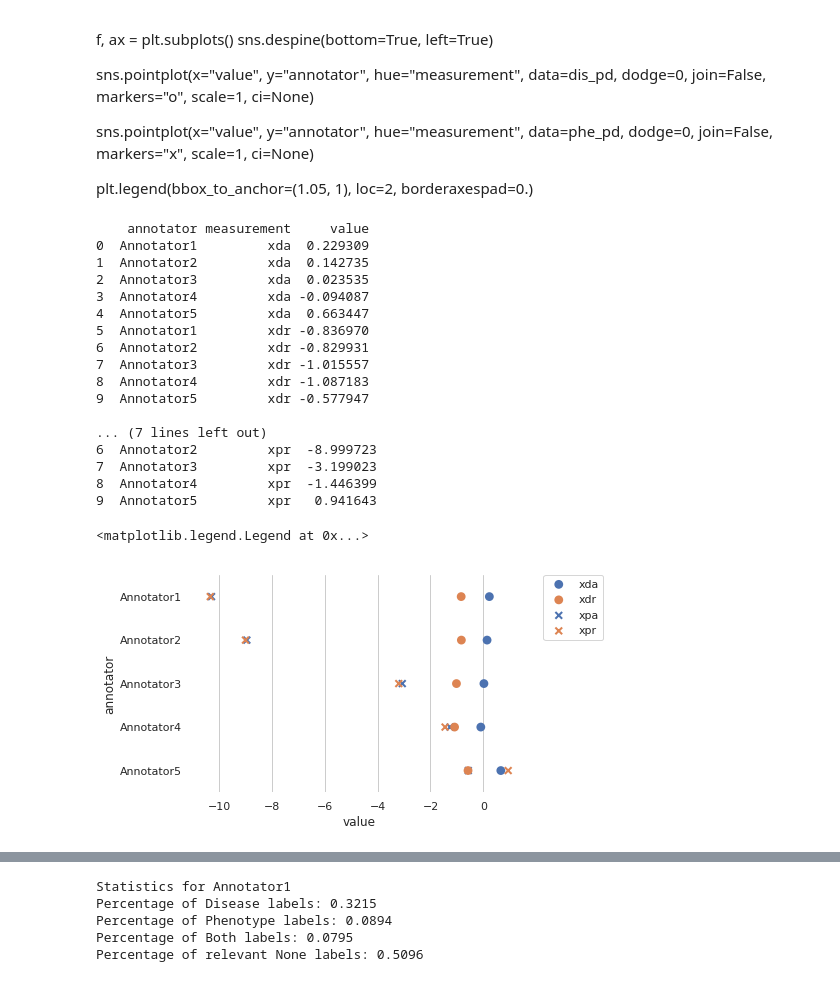
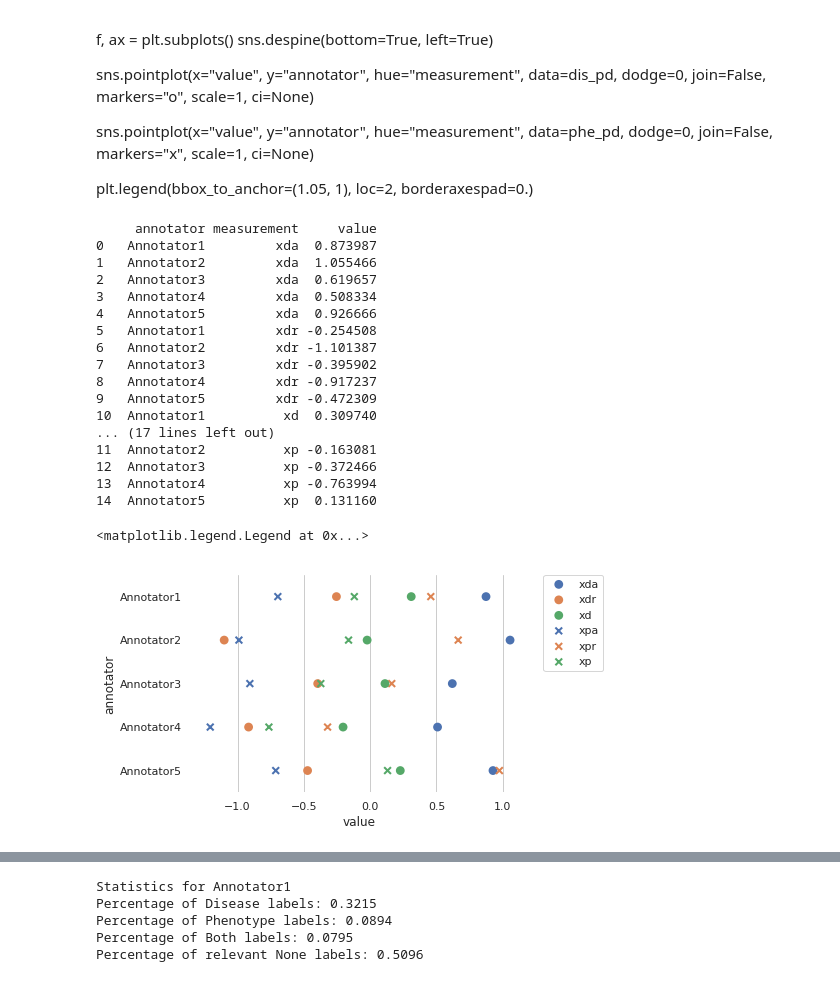
Before and after one commit to AkshitaB/scripps, a Jupyter notebook: graphical/BiasAndPosition.ipynb, the cells around one changed output, grey strips where cells are left out. Saved outputs shown, nothing was run; the diff lists cells and outputs as text; code cells hidden in the pictures.

```diff
--- a/graphical/BiasAndPosition.ipynb
+++ b/graphical/BiasAndPosition.ipynb
@@ -167,6 +155,7 @@ def __resample_z(alpha, beta, z, annotations):
     interval = [-100, 100] #Should this be changed?
     for k in range(K):
         for j in range(J):
+            if k in has_nones[j]: continue
             mean = alpha[j] + beta[j]*latent['theta'][k]
             std_dev = 1
             if(annotations['Annotator{}'.format(j+1)][relevant[k]] == 0):
@@ -185,8 +174,8 @@ def resample_z(mode):
 # %%
 def __resample_alpha_beta(alpha, beta, z):
     for j in range(J):
-        Y = z[:, j]
-        X = np.vstack((np.ones(K), latent['theta'])).T
+        Y = z[has_no_nones[j], j]
+        X = np.vstack((np.ones(len(has_no_nones[j])), latent['theta'][has_no_nones[j]])).T
 
         WN, VN = bayesian_linear_regression.linreg_post(X, Y, latent['b0'], latent['B0_scale'], 1)
         sample = np.random.multivariate_normal(WN, VN)
@@ -200,8 +189,13 @@ def resample_alpha_beta(mode):
 # %%
 def resample_theta():
     for k in range(K):
-        Y = np.concatenate((latent['d_z'][k, :] - latent['d_alpha'], latent['p_z'][k, :] - latent['p_alpha']))
-        X = np.concatenate((latent['d_beta'], latent['p_beta']))
+        a = []
+        for j in range(num_annotators):
+            if k in has_no_nones[j]:
+                a.append(j)
+        a = np.array(a)
+        Y = np.concatenate((latent['d_z'][k, a] - latent['d_alpha'][a], latent['p_z'][k, a] - latent['p_alpha'][a]))
+        X = np.concatenate((latent['d_beta'][a], latent['p_beta'][a]))
         X = np.reshape(X, (-1, 1))
         WN, VN = bayesian_linear_regression.linreg_post(X, Y, latent['m0'][k], latent['C0_scale'], 1)
         latent['theta'][k] = np.random.normal(WN, math.sqrt(VN))
@@ -279,5 +273,5 @@ def run_sampling(num_iter, burn_in):
 
     return all_vars, summary
 # %%
-all_vars, summary = run_sampling(2000, 200)
+all_vars, summary = run_sampling(2500, 200)
 # %% [output]
@@ -510,54 +508,57 @@ dis_pd = pd.DataFrame()
 dis_pd['xda'] = xda
 dis_pd['xdr'] = xdr
 dis_pd['annotator'] = ['Annotator{}'.format(i+1) for i in range(5)]
+dis_pd['xd'] = (xda + xdr)/2
 
 phe_pd = pd.DataFrame()
 phe_pd['xpa'] = xpa
 phe_pd['xpr'] = xpr
+phe_pd['xp'] = (xpa + xpr)/2
 phe_pd['annotator'] = ['Annotator{}'.format(i+1) for i in range(5)]
 #'''
+
 
 sns.set(style="whitegrid")
 
 dis_pd = pd.melt(dis_pd, "annotator", var_name="measurement")
 phe_pd = pd.melt(phe_pd, "annotator", var_name="measurement")
 
 print(dis_pd)
 print
 print(phe_pd)
 
 f, ax = plt.subplots()
 sns.despine(bottom=True, left=True)
 
 sns.pointplot(x="value", y="annotator", hue="measurement",
               data=dis_pd, dodge=0, join=False,
               markers="o", scale=1, ci=None)
 
 sns.pointplot(x="value", y="annotator", hue="measurement",
               data=phe_pd, dodge=0, join=False,
               markers="x", scale=1, ci=None)
 
 plt.legend(bbox_to_anchor=(1.05, 1), loc=2, borderaxespad=0.)
 # %% [output]
-    annotator measurement     value
-0  Annotator1         xda  0.229309
-1  Annotator2         xda  0.142735
-2  Annotator3         xda  0.023535
-3  Annotator4         xda -0.094087
-4  Annotator5         xda  0.663447
-5  Annotator1         xdr -0.836970
-6  Annotator2         xdr -0.829931
-7  Annotator3         xdr -1.015557
-8  Annotator4         xdr -1.087183
-9  Annotator5         xdr -0.577947
-
-... (7 lines left out)
-6  Annotator2         xpr  -8.999723
-7  Annotator3         xpr  -3.199023
-8  Annotator4         xpr  -1.446399
-9  Annotator5         xpr   0.941643
+     annotator measurement     value
+0   Annotator1         xda  0.873987
+1   Annotator2         xda  1.055466
+2   Annotator3         xda  0.619657
+3   Annotator4         xda  0.508334
+4   Annotator5         xda  0.926666
+5   Annotator1         xdr -0.254508
+6   Annotator2         xdr -1.101387
+7   Annotator3         xdr -0.395902
+8   Annotator4         xdr -0.917237
+9   Annotator5         xdr -0.472309
+10  Annotator1          xd  0.309740
+... (17 lines left out)
+11  Annotator2          xp -0.163081
+12  Annotator3          xp -0.372466
+13  Annotator4          xp -0.763994
+14  Annotator5          xp  0.131160
 <matplotlib.legend.Legend at 0x...>
-[figure, old version]
+[figure, new version]
 # %%
 dis_loc = (xda + xdr)/2
 phe_loc = (xpa + xpr)/2
```
Also changed, not shown: parts of 24 cells of this notebook.
